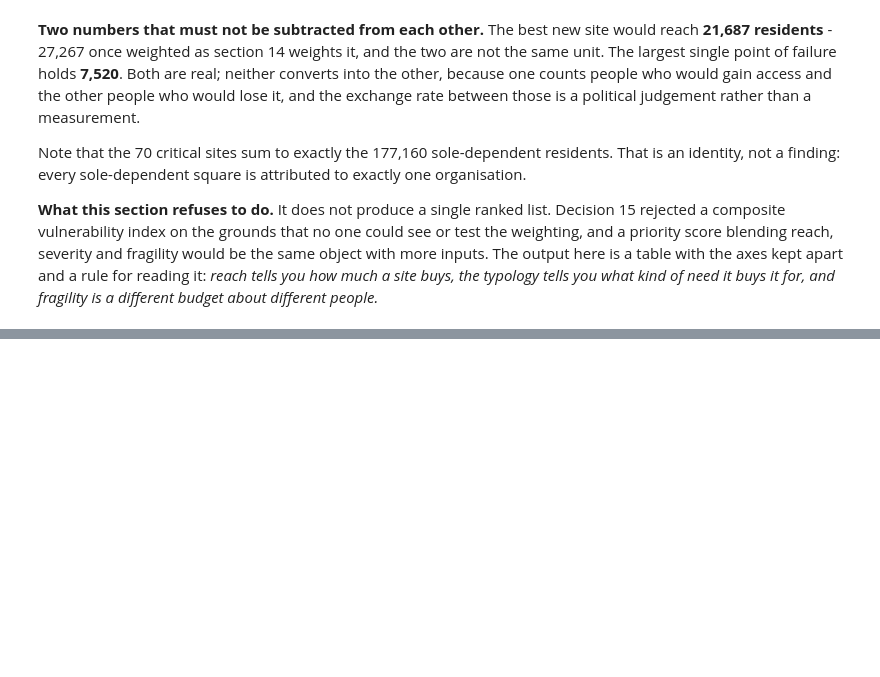
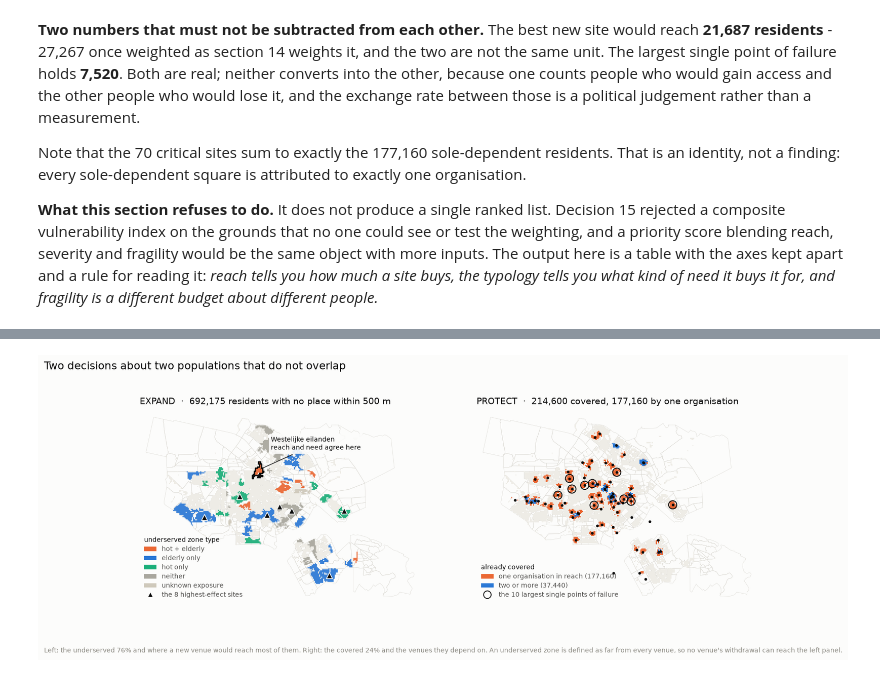
Before and after one commit to NojusStankevicius/koeltekaart-analysis, a Jupyter notebook: koeltekaart.ipynb, the cells around one changed output, grey strips where cells are left out. Saved outputs shown, nothing was run; the diff lists cells and outputs as text; code cells hidden in the pictures; blank space fills up the shorter version.

```diff
--- a/koeltekaart.ipynb
+++ b/koeltekaart.ipynb
@@ -2682,0 +2692,80 @@ different budget about different people.*
+# %%
+# The same city twice. Small multiples rather than one map with both encodings: the argument is
+# that these are separate problems, and a single frame with two legends invites exactly the
+# trade-off section 16 refuses to make. Each panel greys out the OTHER decision's population, so
+# the disjointness is visible as an absence rather than asserted in a caption.
+fig, axes = plt.subplots(1, 2, figsize=(13.2, 13.2 / 2 * aspect * 1.06))
+
+ground = "#eeece6"
+for ax in axes:
+    b.boundary.plot(ax=ax, color="#dcdad4", linewidth=0.35, zorder=1)
+    squares.plot(ax=ax, color=ground, zorder=2)
+    ax.set_xlim(minx - pad, maxx + pad)
+    ax.set_ylim(miny - pad, maxy + pad)
+    ax.set_axis_off()
+    ax.set_aspect("equal")
+
+# --- left: EXPAND -----------------------------------------------------------------------------
+axL = axes[0]
+for t, colour in COLOURS.items():
+    sel = zone_stats[zone_stats["type"] == t]
+    if len(sel):
+        sel.plot(ax=axL, color=colour, edgecolor="none", alpha=0.92, zorder=3)
+hotspots.plot(ax=axL, color=INK, markersize=52, marker="^", edgecolor=SURFACE,
+              linewidth=0.9, zorder=5)
+
+rec = zone_stats.loc[[picks.loc[picks["gain"].idxmax() if False else picks.index[4], "zone"]]]
+rec.boundary.plot(ax=axL, color=INK, linewidth=1.6, zorder=6)
+rp = rec.geometry.iloc[0].representative_point()
+axL.annotate("Westelijke eilanden\nreach and need agree here", (rp.x, rp.y), xytext=(14, 24),
+             textcoords="offset points", fontsize=8, color=INK, zorder=7,
+             arrowprops=dict(arrowstyle="-", color=INK, linewidth=0.8),
+             bbox=dict(boxstyle="round,pad=0.3", facecolor=SURFACE, edgecolor="none", alpha=0.9))
+
+hL = [plt.Rectangle((0, 0), 1, 1, facecolor=col) for col in COLOURS.values()] + [
+    Line2D([], [], marker="^", linestyle="none", color="none", markerfacecolor=INK,
+           markeredgecolor=SURFACE, markersize=7, label=f"the {len(hotspots)} highest-effect sites")]
+axL.legend(hL, list(COLOURS) + [hL[-1].get_label()], loc="lower left", frameon=False, fontsize=7.5,
+           labelcolor=INK_2, title="underserved zone type", title_fontsize=7.5, alignment="left",
+           borderaxespad=0.3, labelspacing=0.4)
+axL.set_title(f"EXPAND  ·  {unserved_pop:,.0f} residents with no place within {THRESHOLD} m",
+              fontsize=10.5, color=INK, loc="left", pad=8)
+
+# --- right: PROTECT ---------------------------------------------------------------------------
+axR = axes[1]
+sq[sq["redundancy"] > 0].plot(ax=axR, column="redundancy",
+                              cmap=ListedColormap([ORANGE, BLUE]),
+                              norm=BoundaryNorm([0.5, 1.5, 2.5], 2), zorder=3)
+
+# Every venue as a small dot, and a ring on the ten that hold the most sole-dependent
+# residents. A size-encoded dot per venue buries the squares underneath it, which are the
+# population this panel is actually about.
+crit = venue_pts.copy()
+crit["crit"] = supply["sole_provider_for"].to_numpy()
+crit.plot(ax=axR, color=INK, markersize=5, zorder=5)
+crit.nlargest(10, "crit").plot(ax=axR, color="none", markersize=95, edgecolor=INK,
+                               linewidth=1.1, zorder=6)
+
+hR = [plt.Rectangle((0, 0), 1, 1, facecolor=ORANGE),
+      plt.Rectangle((0, 0), 1, 1, facecolor=BLUE),
+      Line2D([], [], marker="o", linestyle="none", color="none", markerfacecolor="none",
+             markeredgecolor=INK, markersize=9)]
+axR.legend(hR, [f"one organisation in reach ({near.loc[sole, POP].sum():,.0f})",
+                f"two or more ({near.loc[near['redundancy'] == 2, POP].sum():,.0f})",
+                "the 10 largest single points of failure"],
+           loc="lower left", frameon=False, fontsize=7.5, labelcolor=INK_2,
+           title="already covered", title_fontsize=7.5, alignment="left",
+           borderaxespad=0.3, labelspacing=0.4)
+axR.set_title(f"PROTECT  ·  {served_pop:,.0f} covered, {near.loc[sole, POP].sum():,.0f} by one "
+              f"organisation", fontsize=10.5, color=INK, loc="left", pad=8)
+
+fig.suptitle("Two decisions about two populations that do not overlap",
+             fontsize=13, color=INK, x=0.005, ha="left", y=1.0)
+fig.text(0.005, -0.01, "Left: the underserved 76% and where a new venue would reach most of them. "
+         "Right: the covered 24% and the venues they depend on. An underserved zone is defined as "
+         "far from every venue, so no venue's withdrawal can reach the left panel.",
+         fontsize=7.5, color=INK_3)
+fig.savefig(FIGS / "synthesis_two_decisions.png")
+plt.show()
+# %% [output]
+[figure, added]
```
Also changed, not shown: parts of 1 cell of this notebook, 5 other files.
